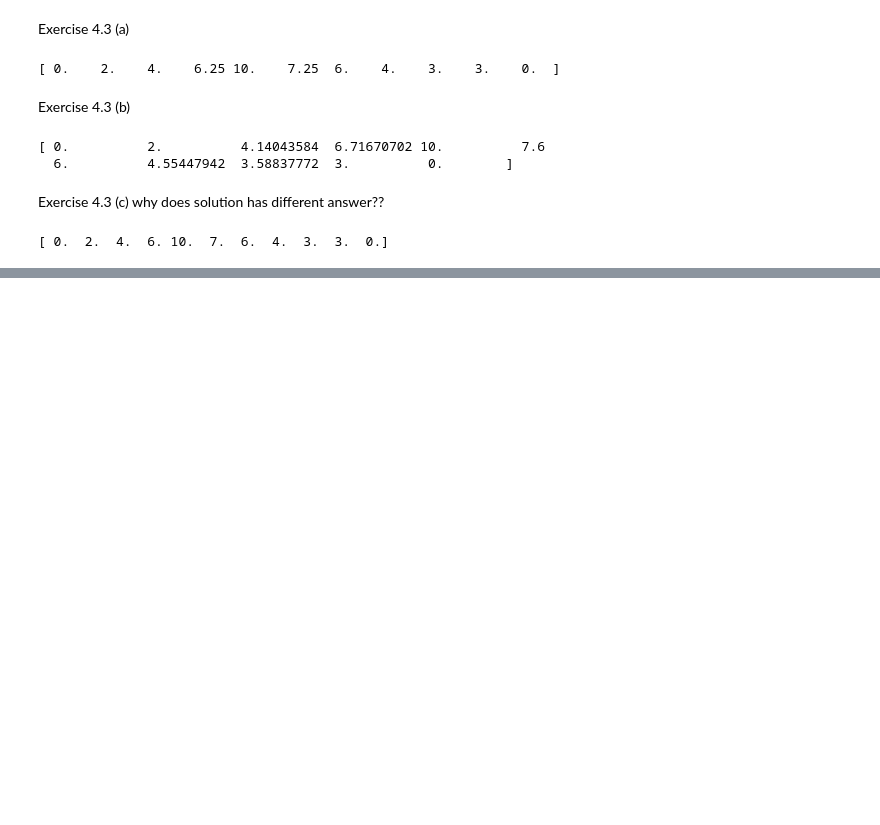
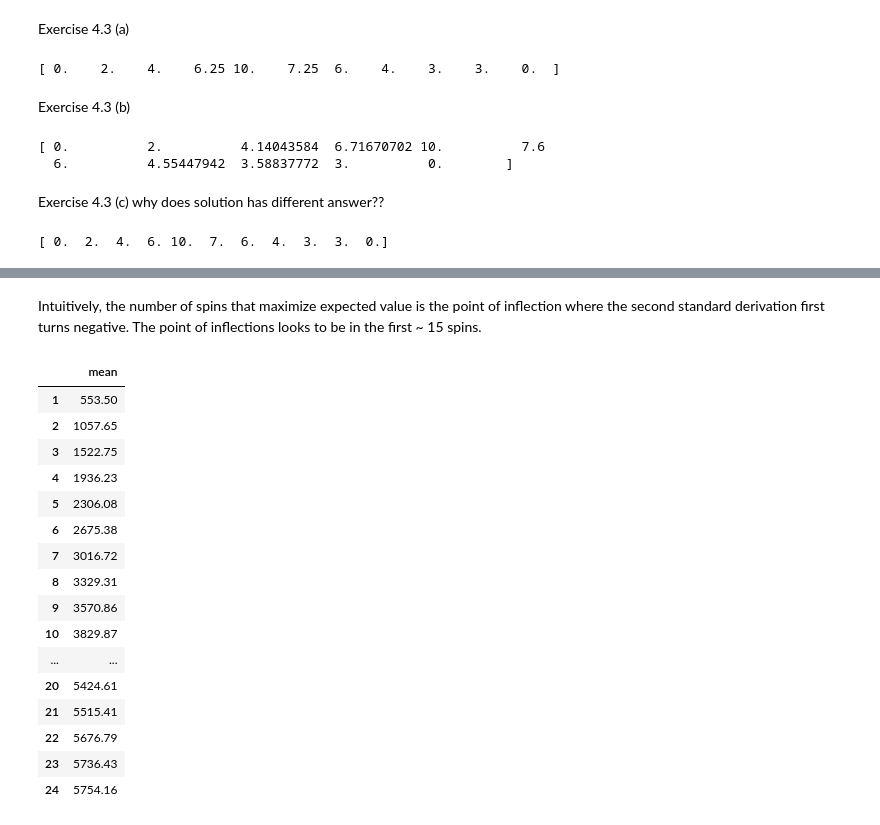
Before and after one commit to daleyren/MATH-235, a Jupyter notebook: pset-6/pset6.ipynb, the cells around one changed output, grey strips where cells are left out. Drawn from its saved outputs; the diff is of its cells as text; code cells hidden in the pictures; blank space fills up the shorter version.

```diff
--- a/pset-6/pset6.ipynb
+++ b/pset-6/pset6.ipynb
@@ -74,0 +127,43 @@ print(u)
+# %% [markdown]
+Intuitively, the number of spins that maximize expected value is the point of inflection where the second standard derivation first turns negative. The point of inflections looks to be in the first ~ 15 spins.
+# %%
+raw_data = {}
+# number of planned spins
+for i in range(1, 25):
+  # number of trials
+  raw_data[i] = []
+  for j in range(10000):
+
+    curr_sum = 0
+    for k in range(i):
+      spin = np.random.choice(wedges)
+
+      if spin == -1:
+        break
+      curr_sum += spin
+
+    raw_data[i].append(curr_sum)
+
+df = pd.DataFrame(raw_data)
+df_transposed = df.T
+df_transposed['mean'] = df_transposed.mean(axis=1)
+df_mean = df_transposed[['mean']]
+df_mean
+# %% [output]
+|  | mean |
+| 1 | 553.50 |
+| 2 | 1057.65 |
+| 3 | 1522.75 |
+| 4 | 1936.23 |
+| 5 | 2306.08 |
+| 6 | 2675.38 |
+| 7 | 3016.72 |
+| 8 | 3329.31 |
+| 9 | 3570.86 |
+| 10 | 3829.87 |
+| ... | ... |
+| 20 | 5424.61 |
+| 21 | 5515.41 |
+| 22 | 5676.79 |
+| 23 | 5736.43 |
+| 24 | 5754.16 |
```
Also changed, not shown: parts of 7 cells of this notebook.
